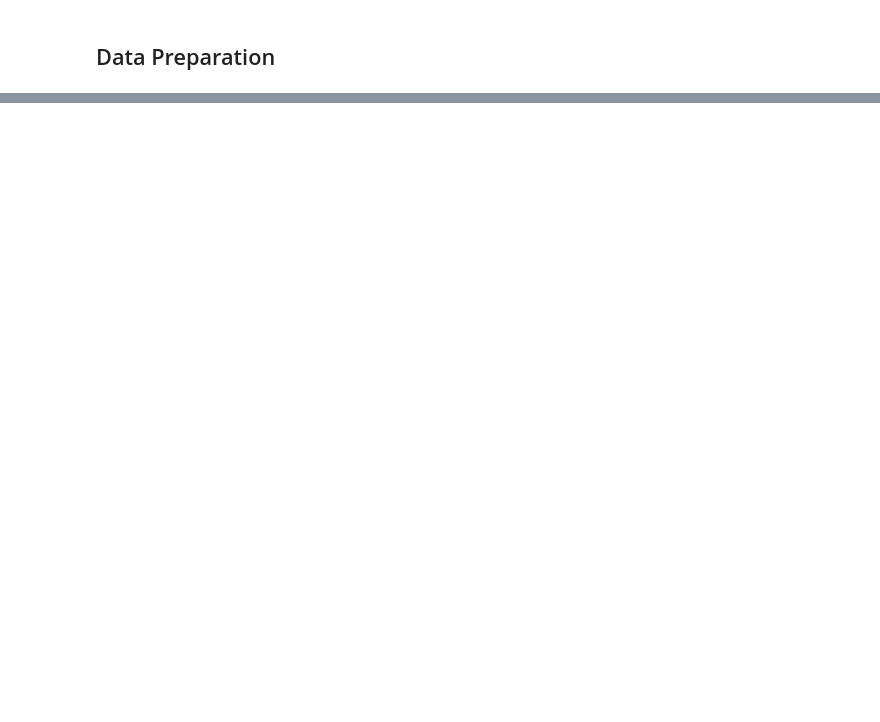
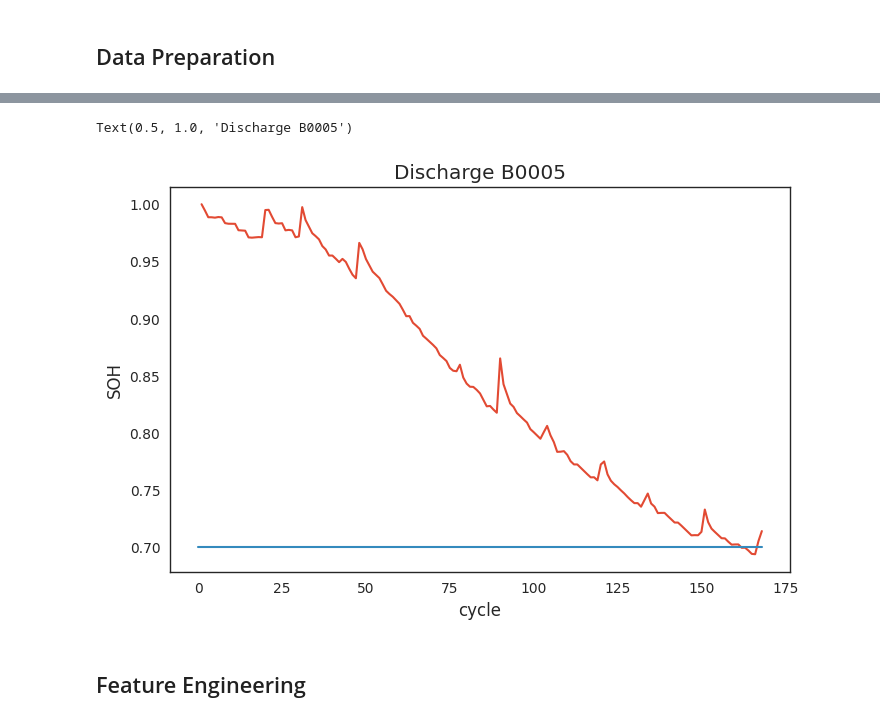
Before and after one commit to kevinknights29/Regression--Battery-Life-Prediction, a Jupyter notebook: main.ipynb, the cells around one changed output, grey strips where cells are left out. Saved outputs shown, nothing was run; the diff lists cells and outputs as text; code cells hidden in the pictures; blank space fills up the shorter version.

```diff
--- a/main.ipynb
+++ b/main.ipynb
@@ -139,0 +430,7 @@ memory usage: 15.4 KB
+# %%
+attrib=['cycle', 'datetime', 'capacity']
+dis_ele = capacity[attrib]
+C = dis_ele['capacity'][0]
+for i in range(len(dis_ele)):
+    dis_ele['SoH']=(dis_ele['capacity'])/C
+print(dis_ele.head(5))
@@ -139,0 +444,17 @@ memory usage: 15.4 KB
+# %%
+plot_df = dis_ele.loc[(dis_ele['cycle']>=1),['cycle','SoH']]
+sns.set_style("white")
+plt.figure(figsize=(8, 5))
+plt.plot(plot_df['cycle'], plot_df['SoH'])
+#Draw threshold
+plt.plot([0.,len(capacity)], [0.70, 0.70])
+plt.ylabel('SOH')
+# make x-axis ticks legible
+adf = plt.gca().get_xaxis().get_major_formatter()
+plt.xlabel('cycle')
+plt.title('Discharge B0005')
+# %% [output]
+Text(0.5, 1.0, 'Discharge B0005')
+[figure, added]
+# %% [markdown]
+## Feature Engineering
```
Also changed, not shown: parts of 81 cells of this notebook.
